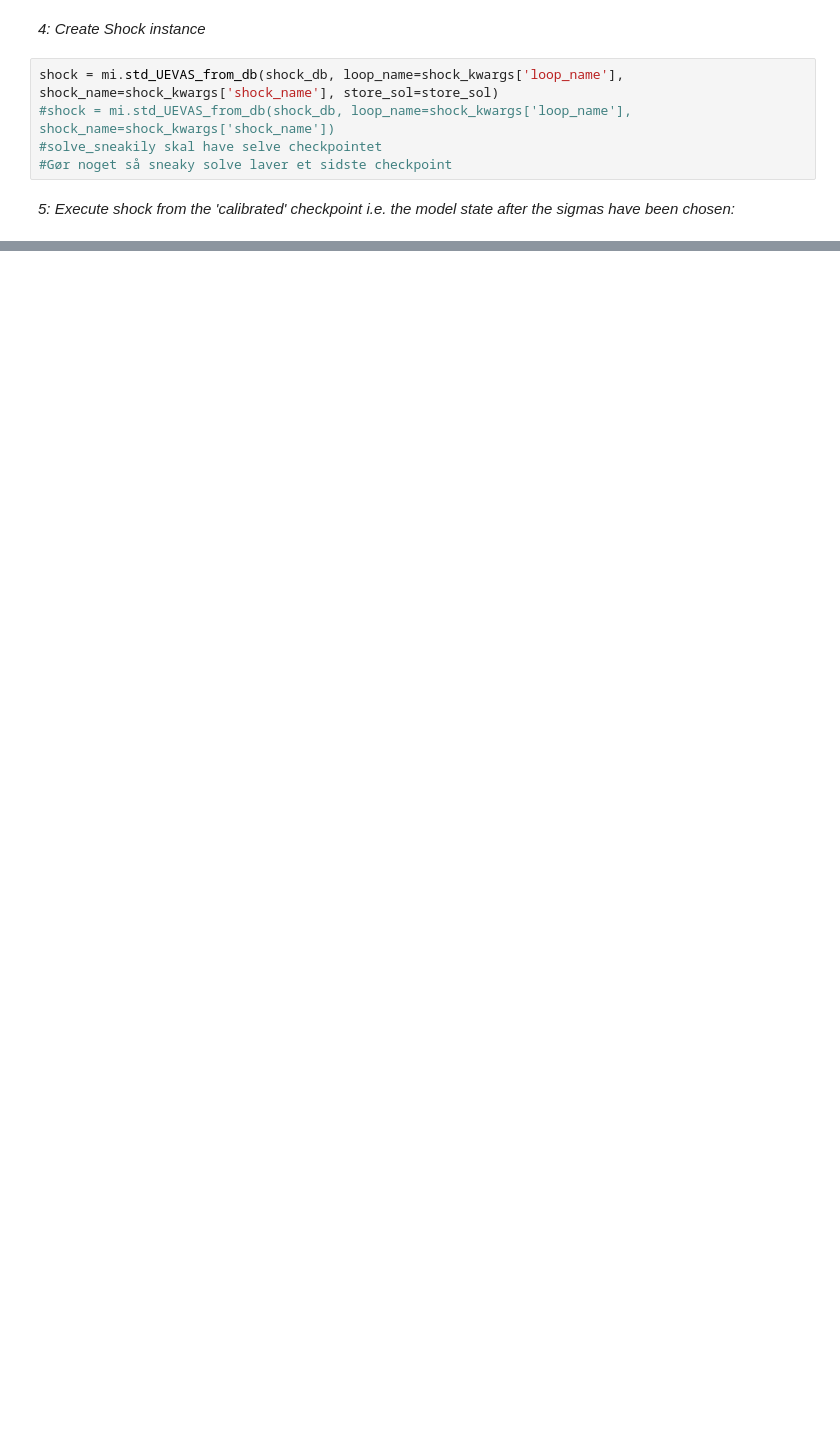
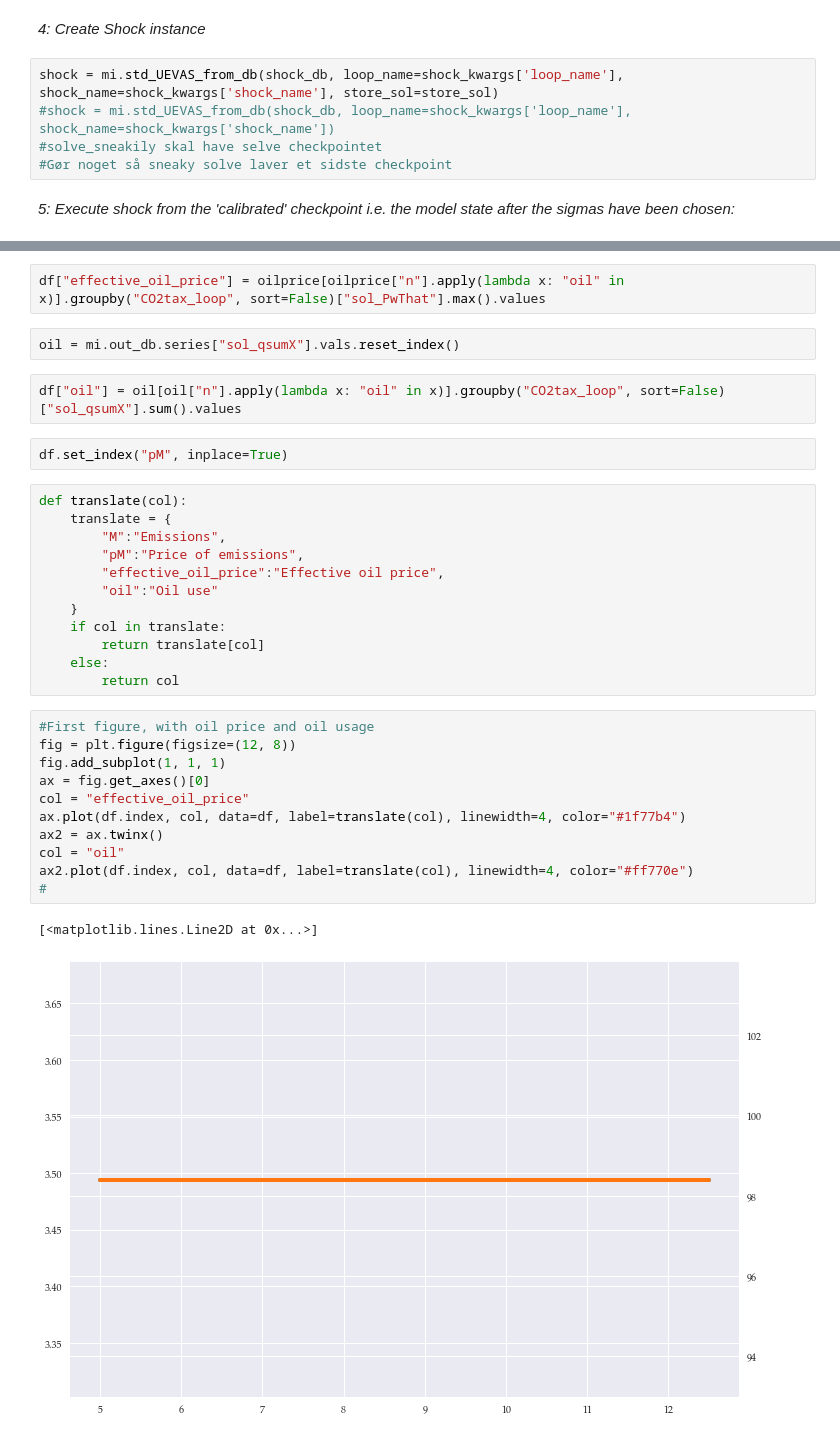
Before and after one commit to ChampionApe/GPM_v05, a Jupyter notebook: examples/Abatement/Abatement_simulation.ipynb, the cells around one changed output, grey strips where cells are left out. Saved outputs shown, nothing was run; the diff lists cells and outputs as text; blank space fills up the shorter version.

Commit message:
Figurer til præsentation

```diff
--- a/examples/Abatement/Abatement_simulation.ipynb
+++ b/examples/Abatement/Abatement_simulation.ipynb
@@ -150,0 +84,34 @@ When the model cannot be solved, we run some diagnostics:
+# %%
+df["effective_oil_price"] = oilprice[oilprice["n"].apply(lambda x: "oil" in x)].groupby("CO2tax_loop", sort=False)["sol_PwThat"].max().values
+# %%
+oil = mi.out_db.series["sol_qsumX"].vals.reset_index()
+# %%
+df["oil"] = oil[oil["n"].apply(lambda x: "oil" in x)].groupby("CO2tax_loop", sort=False)["sol_qsumX"].sum().values
+# %%
+df.set_index("pM", inplace=True)
+# %%
+def translate(col):
+    translate = {
+        "M":"Emissions",
+        "pM":"Price of emissions",
+        "effective_oil_price":"Effective oil price",
+        "oil":"Oil use"
+    }
+    if col in translate:
+        return translate[col]
+    else:
+        return col
+# %%
+#First figure, with oil price and oil usage
+fig = plt.figure(figsize=(12, 8))
+fig.add_subplot(1, 1, 1)
+ax = fig.get_axes()[0]
+col = "effective_oil_price"
+ax.plot(df.index, col, data=df, label=translate(col), linewidth=4, color="#1f77b4")
+ax2 = ax.twinx()
+col = "oil"
+ax2.plot(df.index, col, data=df, label=translate(col), linewidth=4, color="#ff770e")
+#
+# %% [output]
+[<matplotlib.lines.Line2D at 0x...>]
+[figure, added]
```
Also changed, not shown: parts of 43 cells of this notebook, 25 other files.
